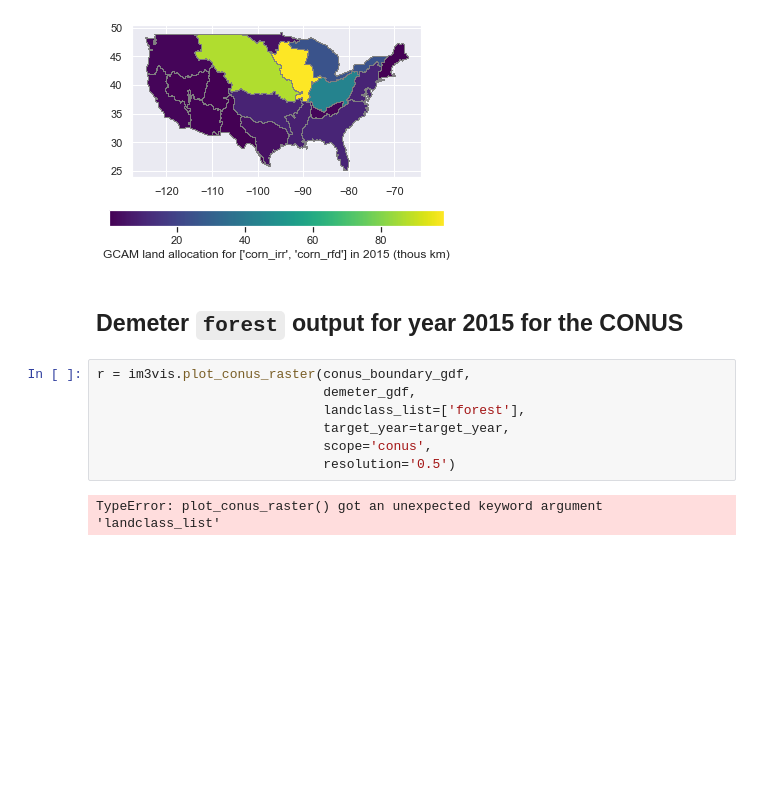
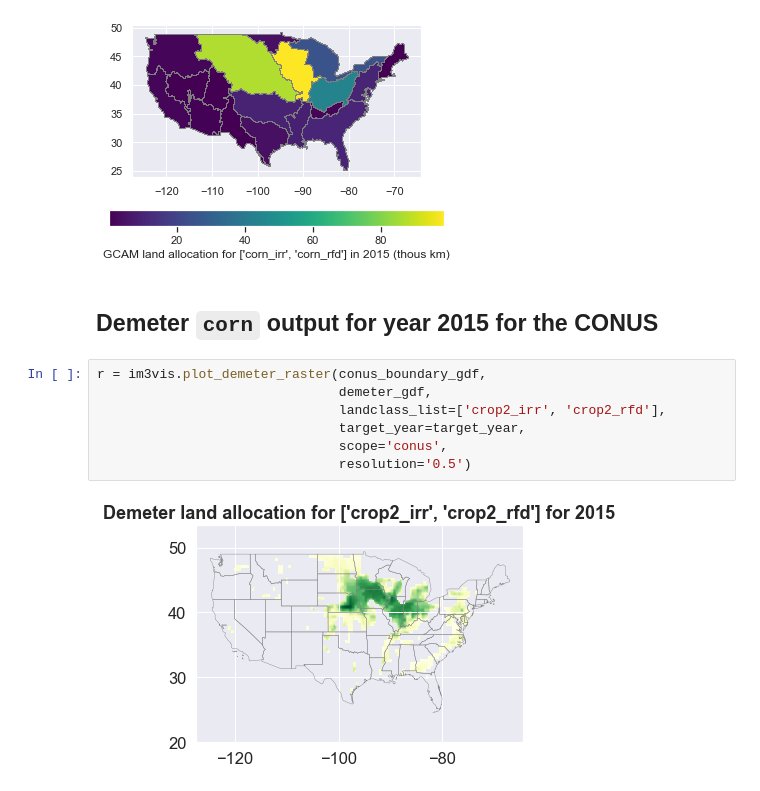
Before and after one commit to IMMM-SFA/im3vis, a Jupyter notebook: notebooks/gcam_demeter_clinic.ipynb, the cells around one changed output. Cells and saved outputs as stored; diff of their text form; blank space fills up the shorter version.

Commit message:
establish global plot

```diff
--- a/notebooks/gcam_demeter_clinic.ipynb
+++ b/notebooks/gcam_demeter_clinic.ipynb
@@ -61,13 +61,13 @@ agg_df = im3vis.plot_gcam_conus_basin(gcam_df,
 # %% [output]
 [figure]
 # %% [markdown]
-## Demeter `forest` output for year 2015 for the CONUS
+## Demeter `corn` output for year 2015 for the CONUS
 # %%
-r = im3vis.plot_conus_raster(conus_boundary_gdf,
-                             demeter_gdf,
-                             landclass_list=['forest'],
-                             target_year=target_year,
-                             scope='conus',
-                             resolution='0.5')
+r = im3vis.plot_demeter_raster(conus_boundary_gdf,
+                               demeter_gdf,
+                               landclass_list=['crop2_irr', 'crop2_rfd'],
+                               target_year=target_year,
+                               scope='conus',
+                               resolution='0.5')
 # %% [output]
-TypeError: plot_conus_raster() got an unexpected keyword argument 'landclass_list'
+[figure, added]
```
Also changed, not shown: parts of 3 cells of this notebook, 4 other files.
